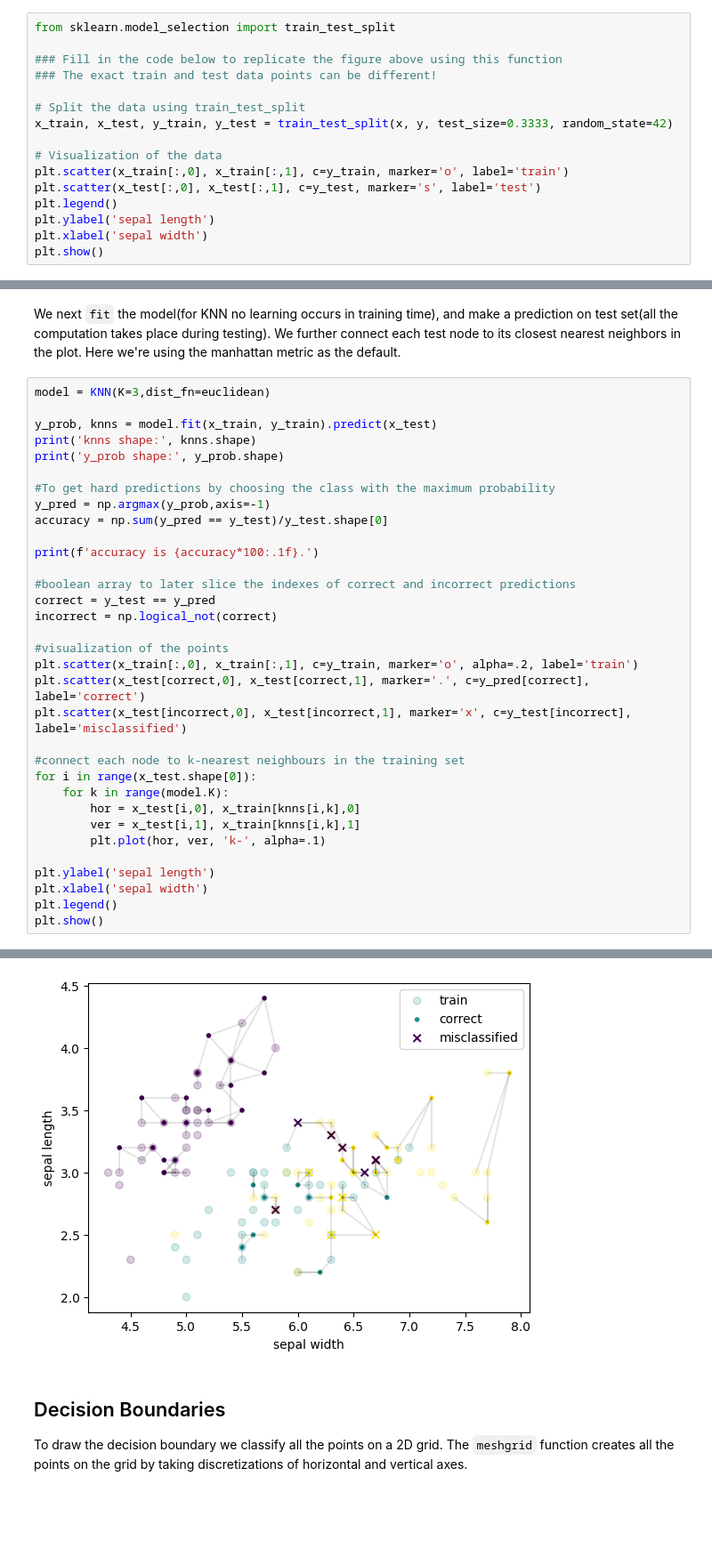
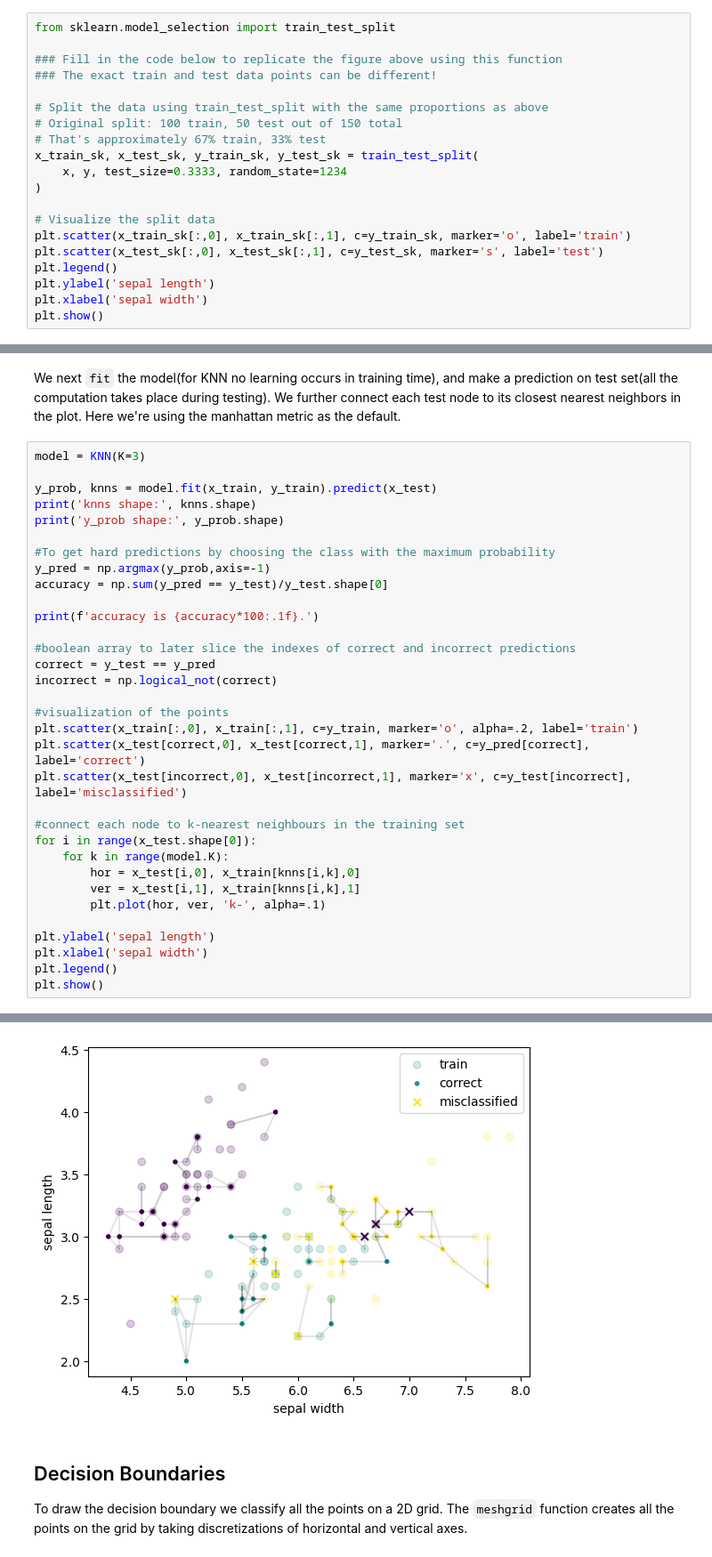
Before and after one commit to benolivr/csci447, a Jupyter notebook: assignments/Assignment_0.ipynb, the cells around one changed output, grey strips where cells are left out. Shown at 89% size. Drawn from its saved outputs; the diff is of its cells as text; blank space fills up the shorter version.

```diff
--- a/assignments/Assignment_0.ipynb
+++ b/assignments/Assignment_0.ipynb
@@ -81,12 +81,16 @@ from sklearn.model_selection import train_test_split
 ### Fill in the code below to replicate the figure above using this function
 ### The exact train and test data points can be different!
 
-# Split the data using train_test_split
-x_train, x_test, y_train, y_test = train_test_split(x, y, test_size=0.3333, random_state=42)
+# Split the data using train_test_split with the same proportions as above
+# Original split: 100 train, 50 test out of 150 total
+# That's approximately 67% train, 33% test
+x_train_sk, x_test_sk, y_train_sk, y_test_sk = train_test_split(
+    x, y, test_size=0.3333, random_state=1234
+)
 
-# Visualization of the data
-plt.scatter(x_train[:,0], x_train[:,1], c=y_train, marker='o', label='train')
-plt.scatter(x_test[:,0], x_test[:,1], c=y_test, marker='s', label='test')
+# Visualize the split data
+plt.scatter(x_train_sk[:,0], x_train_sk[:,1], c=y_train_sk, marker='o', label='train')
+plt.scatter(x_test_sk[:,0], x_test_sk[:,1], c=y_test_sk, marker='s', label='test')
 plt.legend()
 plt.ylabel('sepal length')
 plt.xlabel('sepal width')
@@ -144,7 +147,7 @@ class KNN:
 # %% [markdown]
 We next `fit` the model(for KNN no learning occurs in training time), and make a prediction on test set(all the computation takes place during testing). We further connect each test node to its closest nearest neighbors in the plot.  Here we're using the manhattan metric as the default.
 # %%
-model = KNN(K=3,dist_fn=euclidean)
+model = KNN(K=3)
 
 y_prob, knns = model.fit(x_train, y_train).predict(x_test)
 print('knns shape:', knns.shape)
@@ -183,4 +186,4 @@ accuracy is 76.0.
-[figure, old version]
+[figure, new version]
 # %% [markdown]
 ## Decision Boundaries
 To draw the decision boundary we classify all the points on a 2D grid. The `meshgrid` function creates all the points on the grid by taking discretizations of horizontal and vertical axes.
```
Also changed, not shown: parts of 6 cells of this notebook, 3 other files.
